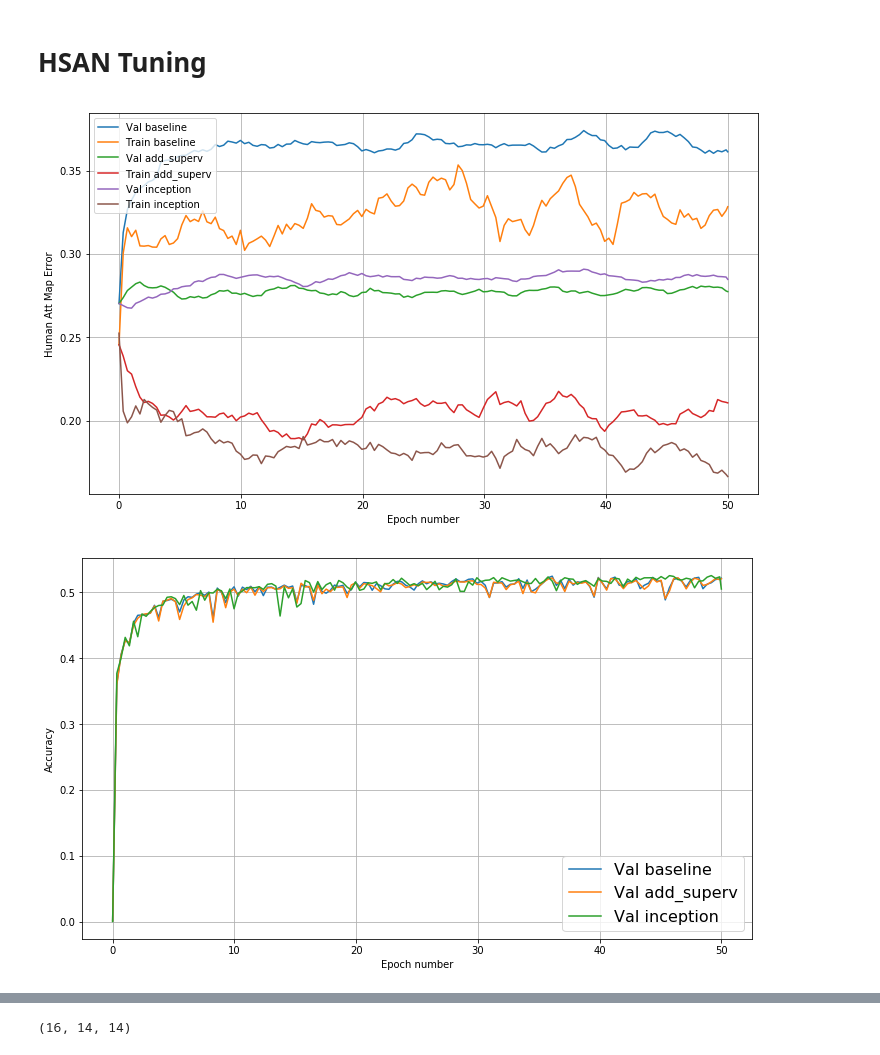
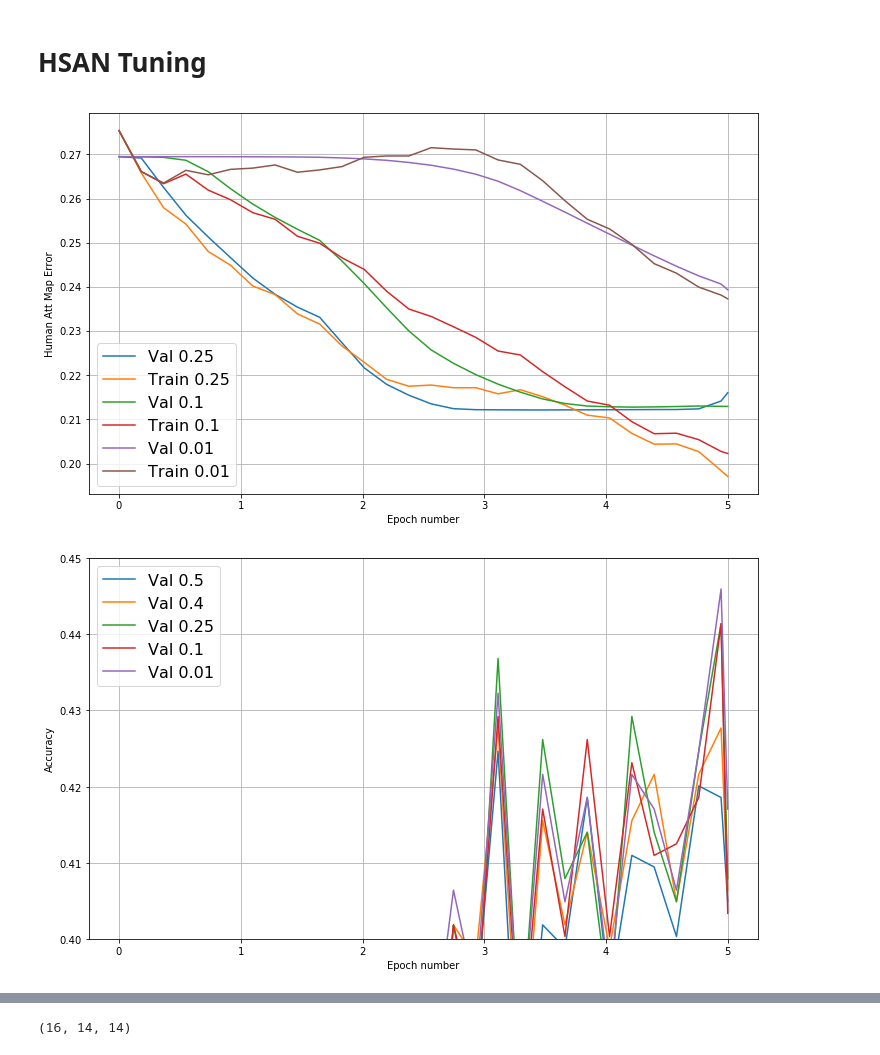
Before and after one commit to goncalomcorreia/vqa_human_attention, a Jupyter notebook: Plots.ipynb, the cells around one changed output, grey strips where cells are left out. Drawn from its saved outputs; the diff is of its cells as text; code cells hidden in the pictures.

Commit message:
Plots. Complete DeepFix extension. Add a script to train on the optimized hyperparameters.

```diff
--- a/Plots.ipynb
+++ b/Plots.ipynb
@@ -378,10 +378,10 @@ x_axis_sub_train = []
 acc_train = []
 err_train = []
 err_map_train = []
-labels = ['baseline', 'add_superv', 'inception']
+labels = ['0.5', '0.4', '0.25', '0.1', '0.01']
 
-plot_dir = '/Users/goncalocorreia/vqa_human_attention/expt/tuning/'
-plot = 'baseline_plot_details.npz'
+plot_dir = '/afs/inf.ed.ac.uk/user/s16/s1670404/vqa_human_attention/expt/tuning/'
+plot = 'tune_hsan_deepfix_plot_details.npz'
 
 with np.load(plot_dir+plot) as data:
     err_valid.append(data['valid_error'])
@@ -395,8 +395,7 @@ with np.load(plot_dir+plot) as data:
     acc_train.append(data['train_accuracy'])
 
 
-plot_dir = '/Users/goncalocorreia/vqa_human_attention/expt/tuning/'
-plot = 'hsan_kl_2_1e-1_plot_details.npz'
+plot = 'tune_hsan_deepfix_lmda_0.4_plot_details.npz'
 
 with np.load(plot_dir+plot) as data:
     err_valid.append(data['valid_error'])
@@ -409,7 +408,7 @@ with np.load(plot_dir+plot) as data:
     err_train.append(data['train_error'])
     acc_train.append(data['train_accuracy'])
 
-plot = 'hsan_inception_plot_details.npz'
+plot = 'tune_hsan_deepfix_lmda_0.25_plot_details.npz'
 
 with np.load(plot_dir+plot) as data:
     err_valid.append(data['valid_error'])
@@ -421,33 +420,59 @@ with np.load(plot_dir+plot) as data:
     x_axis_main_train.append(data['main_x_axis'])
     err_train.append(data['train_error'])
     acc_train.append(data['train_accuracy'])
+
+plot = 'tune_hsan_deepfix_lmda_0.1_plot_details.npz'
+
+with np.load(plot_dir+plot) as data:
+    err_valid.append(data['valid_error'])
+    acc_valid.append(data['valid_accuracy'])
+    x_axis_valid.append(data['x_axis_epochs'])
+    err_map_valid.append(data['valid_error_map'])
+    err_map_train.append(data['train_error_map'])
+    x_axis_sub_train.append(data['sub_x_axis'])
+    x_axis_main_train.append(data['main_x_axis'])
+    err_train.append(data['train_error'])
+    acc_train.append(data['train_accuracy'])
+
+plot = 'tune_hsan_deepfix_lmda_0.01_plot_details.npz'
+
+with np.load(plot_dir+plot) as data:
+    err_valid.append(data['valid_error'])
+    acc_valid.append(data['valid_accuracy'])
+    x_axis_valid.append(data['x_axis_epochs'])
+    err_map_valid.append(data['valid_error_map'])
+    err_map_train.append(data['train_error_map'])
+    x_axis_sub_train.append(data['sub_x_axis'])
+    x_axis_main_train.append(data['main_x_axis'])
+    err_train.append(data['train_error'])
+    acc_train.append(data['train_accuracy'])
 # %%
 fig = plt.figure(figsize=(12, 7))
 ax1 = fig.add_subplot(1, 1, 1)
-for i in xrange(len(x_axis_valid)):
+for i in xrange(2, len(x_axis_valid)):
     ax1.plot(x_axis_valid[i], running_mean(err_map_valid[i],10), label='Val '+labels[i])
     ax1.plot(x_axis_sub_train[i], running_mean(err_map_train[i],10), label='Train '+labels[i])
-ax1.legend(loc=0,prop={'size':10})
+ax1.legend(loc=0,prop={'size':16})
 ax1.grid()
 ax1.set_xlabel('Epoch number')
 ax1.set_ylabel('Human Att Map Error')
 fig.show()
 # %% [output]
-[figure, old version]
+[figure, new version]
 # %%
 fig = plt.figure(figsize=(12, 7))
 ax1 = fig.add_subplot(1, 1, 1)
 for i in xrange(len(x_axis_valid)):
     ax1.plot(x_axis_valid[i], acc_valid[i], label='Val '+labels[i])
     #ax1.plot(x_axis_main_train[i], running_mean(acc_train[i],10), label='Train '+labels[i])
 ax1.legend(loc=0,prop={'size':16})
 ax1.set_xlabel('Epoch number')
 ax1.set_ylabel('Accuracy')
-#ax1.set_ylim(0.49,0.55)
+ax1.set_ylim(0.4,0.45)
 ax1.grid()
 fig.show()
 # %% [output]
-[figure, old version]
+[figure, new version]
 # %%
 fig = plt.figure(figsize=(12, 7))
 ax1 = fig.add_subplot(1, 1, 1)
```
Also changed, not shown: parts of 1 cell of this notebook, 10 other files.
